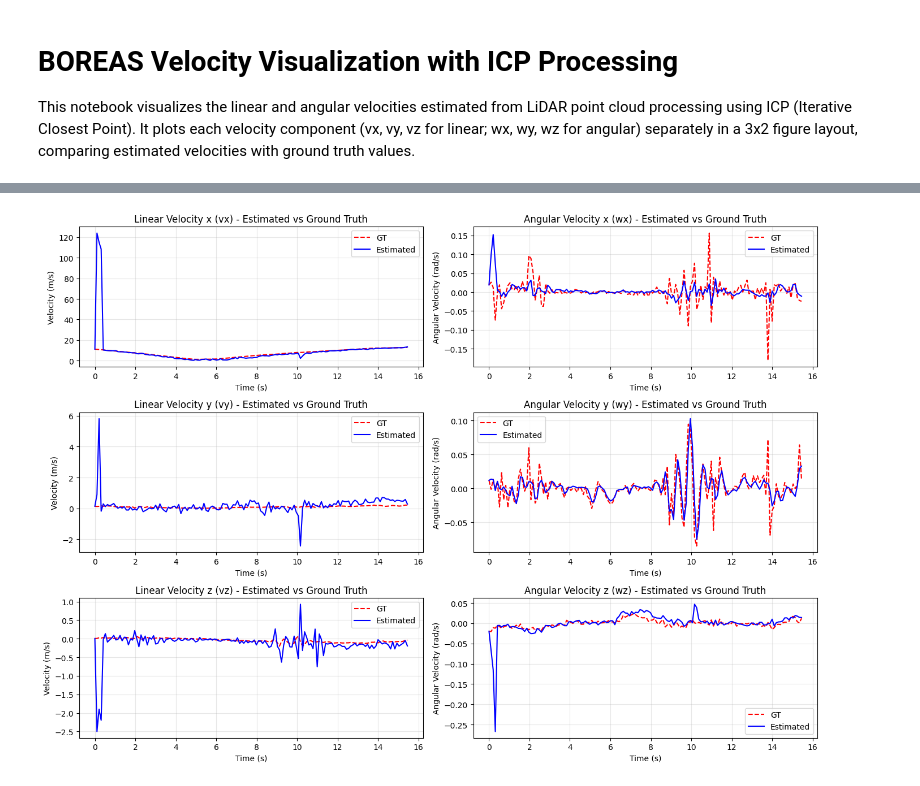
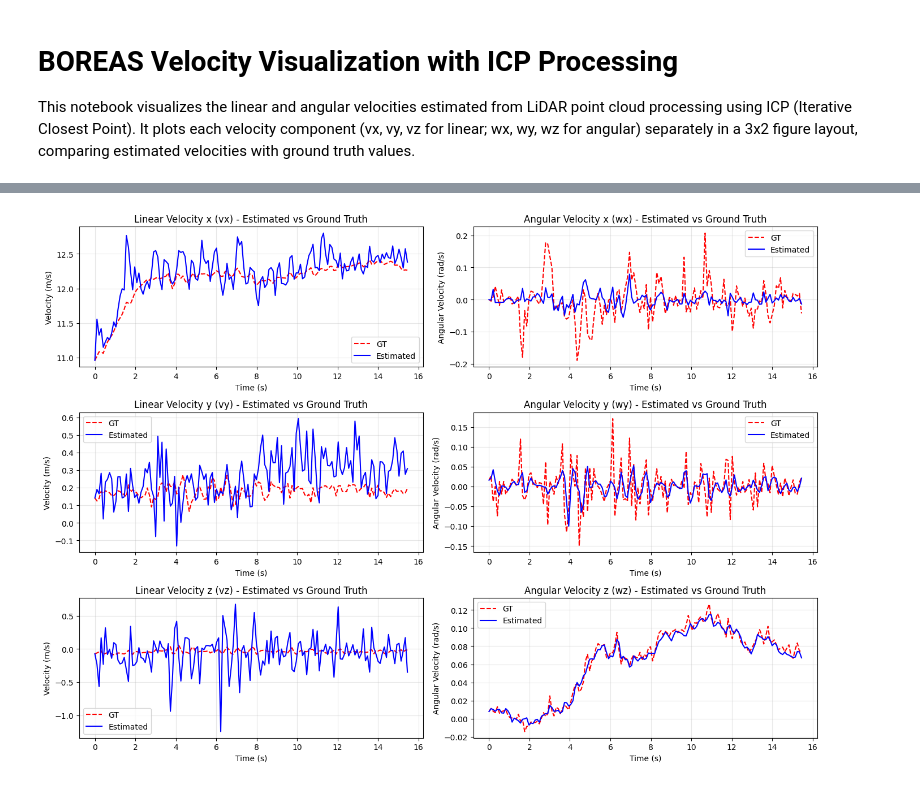
Before and after one commit to EngineerXL/master-diploma, a Jupyter notebook: notebooks/small_icp.ipynb, the cells around one changed output, grey strips where cells are left out. Saved outputs shown, nothing was run; the diff lists cells and outputs as text; code cells hidden in the pictures.

```diff
--- a/notebooks/small_icp.ipynb
+++ b/notebooks/small_icp.ipynb
@@ -25,5 +25,5 @@ plt.show()
 # %%
-fig = postproc.plot_velocities(ride_segment_id=4)
+fig = postproc.plot_velocities(ride_segment_id=1)
 plt.show()
 # %% [output]
-[figure, old version]
+[figure, new version]
```
Also changed, not shown: parts of 2 cells of this notebook, 1 other file.
